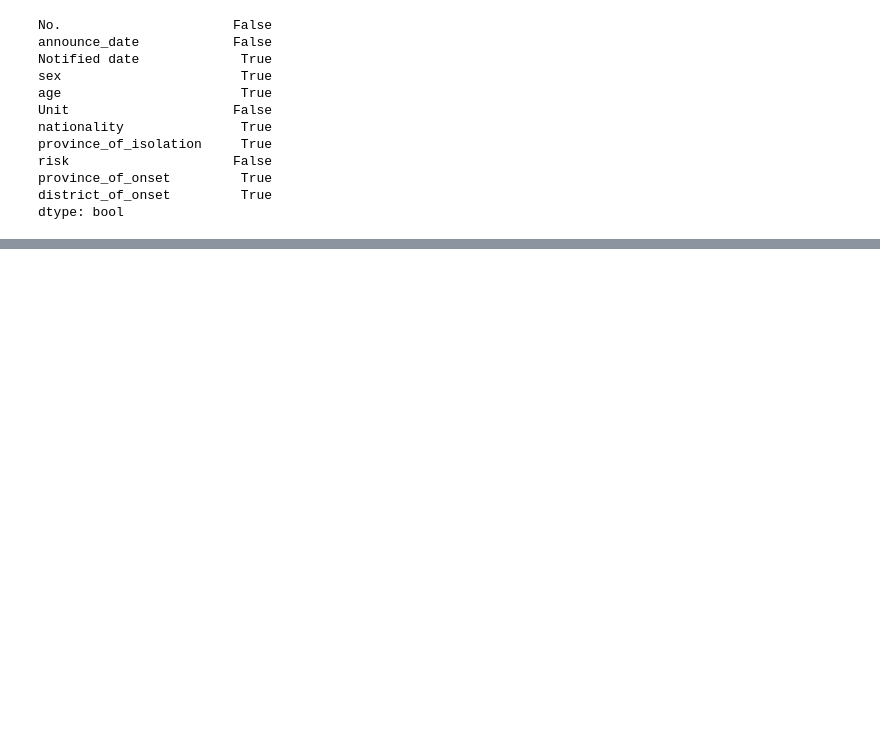
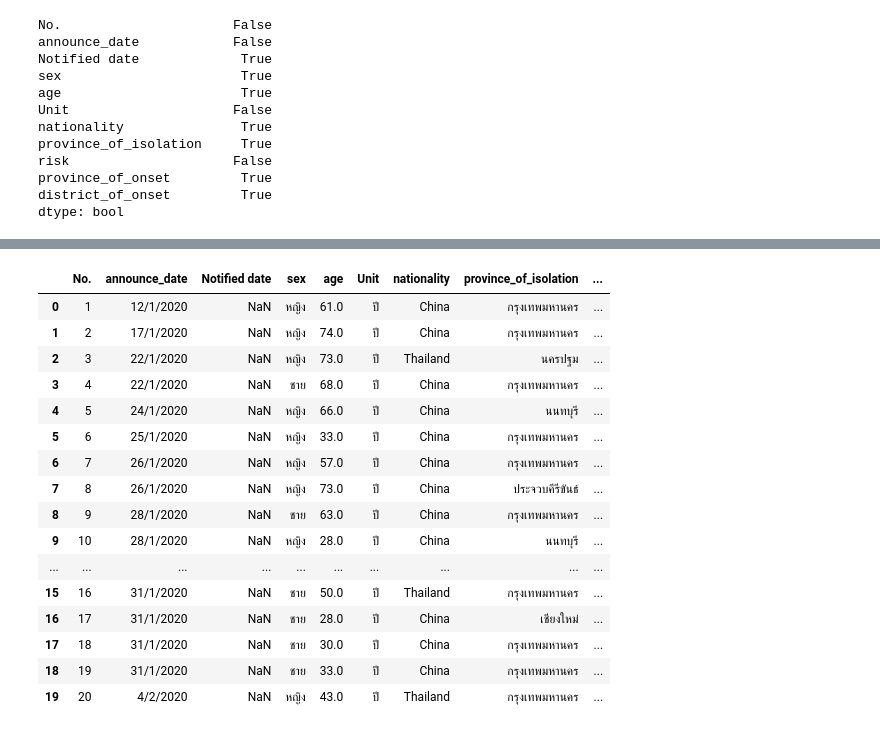
Before and after one commit to nualpair/DWDM21, a Jupyter notebook: Data_Preprocessing_(Chapter3).ipynb, the cells around one changed output, grey strips where cells are left out. Saved outputs shown, nothing was run; the diff lists cells and outputs as text; code cells hidden in the pictures; blank space fills up the shorter version.

Commit message:
Missing 4-5 + Quiz 4

```diff
--- a/Data_Preprocessing_(Chapter3).ipynb
+++ b/Data_Preprocessing_(Chapter3).ipynb
@@ -307,0 +326,5 @@ dtype: bool
+# %%
+# หา mean
+avg_age = data_cases[['age']].mean()
+# เติม mean ลงไปแทนค่า missing
+data_cases[['age']] = data_cases[['age']].fillna(avg_age)
@@ -307,0 +367,5 @@ dtype: bool
+# %%
+# หา mode
+mode_nation = data_cases[['nationality']].mode().iloc[0,0]
+# เติม mode ลงไปแทนค่า missing
+data_cases[['nationality']] = data_cases[['nationality']].fillna(mode_nation)
@@ -307,0 +387,20 @@ dtype: bool
+# %%
+data_cases.head(20)
+# %% [output]
+|  | No. | announce_date | Notified date | sex | age | Unit | nationality | province_of_isolation | ... |
+| 0 | 1 | 12/1/2020 | NaN | หญิง | 61.0 | ปี | China | กรุงเทพมหานคร | ... |
+| 1 | 2 | 17/1/2020 | NaN | หญิง | 74.0 | ปี | China | กรุงเทพมหานคร | ... |
+| 2 | 3 | 22/1/2020 | NaN | หญิง | 73.0 | ปี | Thailand | นครปฐม | ... |
+| 3 | 4 | 22/1/2020 | NaN | ชาย | 68.0 | ปี | China | กรุงเทพมหานคร | ... |
+| 4 | 5 | 24/1/2020 | NaN | หญิง | 66.0 | ปี | China | นนทบุรี | ... |
+| 5 | 6 | 25/1/2020 | NaN | หญิง | 33.0 | ปี | China | กรุงเทพมหานคร | ... |
+| 6 | 7 | 26/1/2020 | NaN | หญิง | 57.0 | ปี | China | กรุงเทพมหานคร | ... |
+| 7 | 8 | 26/1/2020 | NaN | หญิง | 73.0 | ปี | China | ประจวบคีรีขันธ์ | ... |
+| 8 | 9 | 28/1/2020 | NaN | ชาย | 63.0 | ปี | China | กรุงเทพมหานคร | ... |
+| 9 | 10 | 28/1/2020 | NaN | หญิง | 28.0 | ปี | China | นนทบุรี | ... |
+| ... | ... | ... | ... | ... | ... | ... | ... | ... | ... |
+| 15 | 16 | 31/1/2020 | NaN | ชาย | 50.0 | ปี | Thailand | กรุงเทพมหานคร | ... |
+| 16 | 17 | 31/1/2020 | NaN | ชาย | 28.0 | ปี | China | เชียงใหม่ | ... |
+| 17 | 18 | 31/1/2020 | NaN | ชาย | 30.0 | ปี | China | กรุงเทพมหานคร | ... |
+| 18 | 19 | 31/1/2020 | NaN | ชาย | 33.0 | ปี | China | กรุงเทพมหานคร | ... |
+| 19 | 20 | 4/2/2020 | NaN | หญิง | 43.0 | ปี | Thailand | กรุงเทพมหานคร | ... |
```
Also changed, not shown: parts of 40 cells of this notebook.
